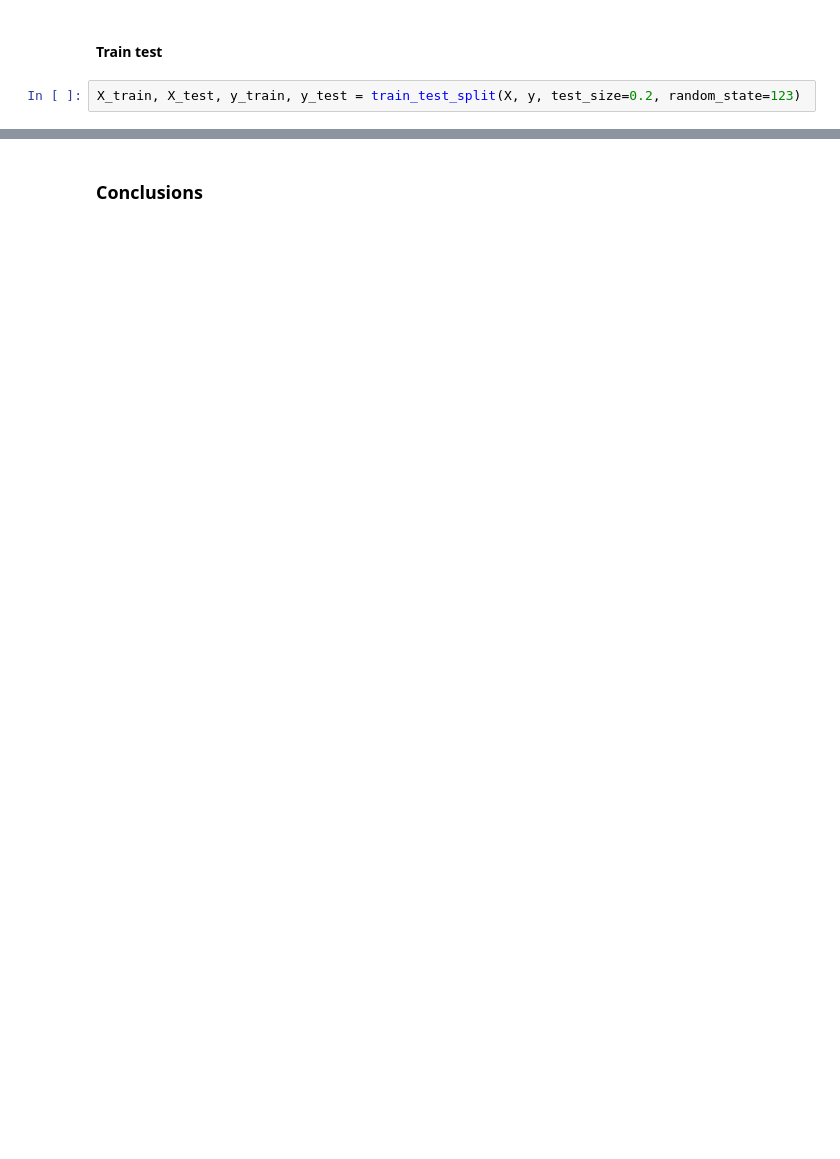
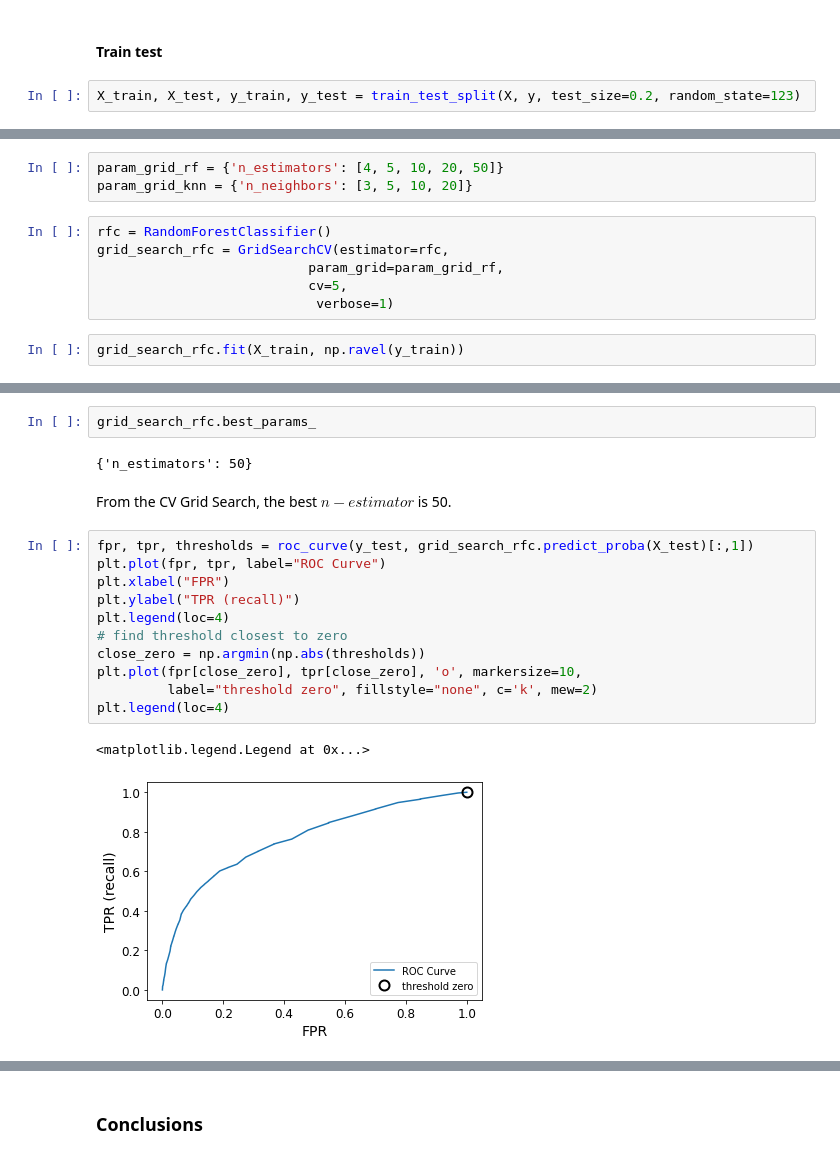
Before and after one commit to brunocgf/CertificationUT_DS, a Jupyter notebook: MachineLearning/Module03/assignment1.ipynb, the cells around one changed output, grey strips where cells are left out. Saved outputs shown, nothing was run; the diff lists cells and outputs as text; blank space fills up the shorter version.

```diff
--- a/MachineLearning/Module03/assignment1.ipynb
+++ b/MachineLearning/Module03/assignment1.ipynb
@@ -221,0 +308,11 @@ X_train, X_test, y_train, y_test = train_test_split(X, y, test_size=0.2, random_
+# %%
+param_grid_rf = {'n_estimators': [4, 5, 10, 20, 50]}
+param_grid_knn = {'n_neighbors': [3, 5, 10, 20]}
+# %%
+rfc = RandomForestClassifier()
+grid_search_rfc = GridSearchCV(estimator=rfc,
+                           param_grid=param_grid_rf,
+                           cv=5,
+                            verbose=1)
+# %%
+grid_search_rfc.fit(X_train, np.ravel(y_train))
@@ -221,0 +332,20 @@ X_train, X_test, y_train, y_test = train_test_split(X, y, test_size=0.2, random_
+# %%
+grid_search_rfc.best_params_
+# %% [output]
+{'n_estimators': 50}
+# %% [markdown]
+From the CV Grid Search, the best $n-estimator$ is 50.
+# %%
+fpr, tpr, thresholds = roc_curve(y_test, grid_search_rfc.predict_proba(X_test)[:,1])
+plt.plot(fpr, tpr, label="ROC Curve")
+plt.xlabel("FPR")
+plt.ylabel("TPR (recall)")
+plt.legend(loc=4)
+# find threshold closest to zero
+close_zero = np.argmin(np.abs(thresholds))
+plt.plot(fpr[close_zero], tpr[close_zero], 'o', markersize=10,
+         label="threshold zero", fillstyle="none", c='k', mew=2)
+plt.legend(loc=4)
+# %% [output]
+<matplotlib.legend.Legend at 0x...>
+[figure, added]
```
Also changed, not shown: parts of 29 cells of this notebook, 10 other files.
